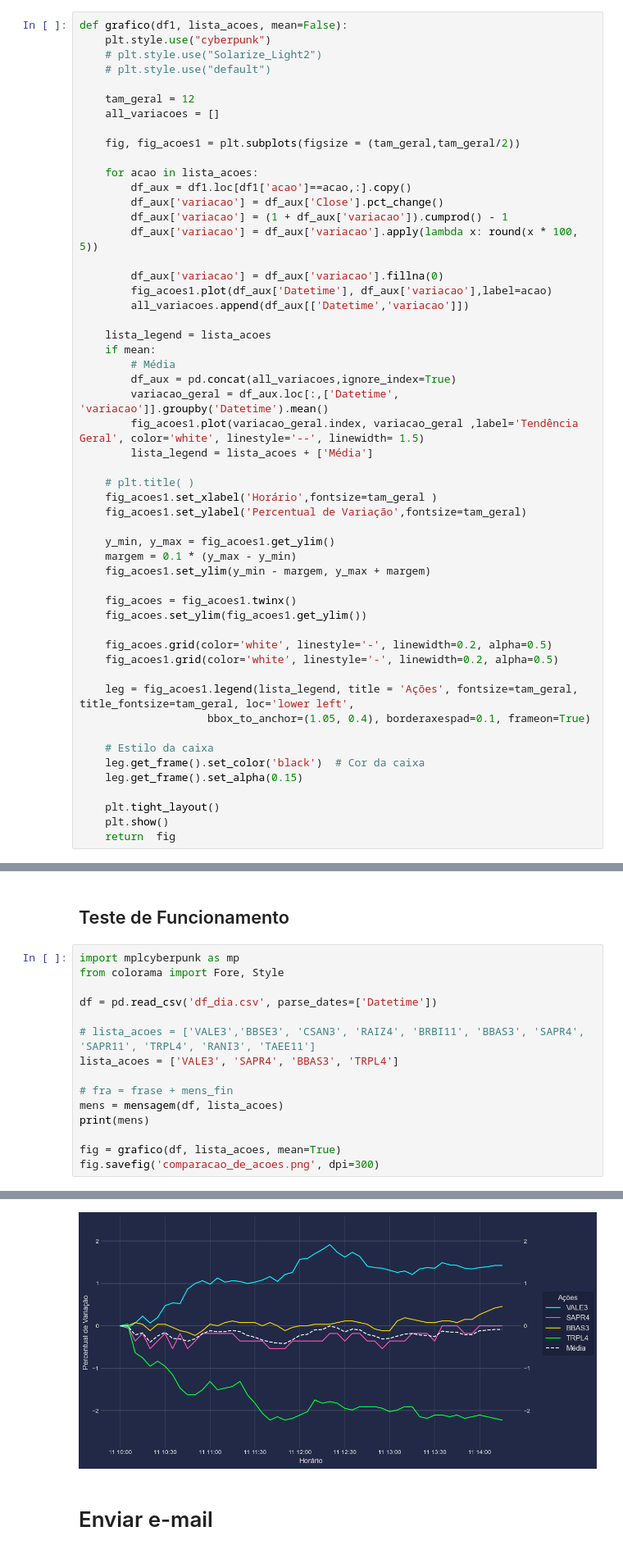
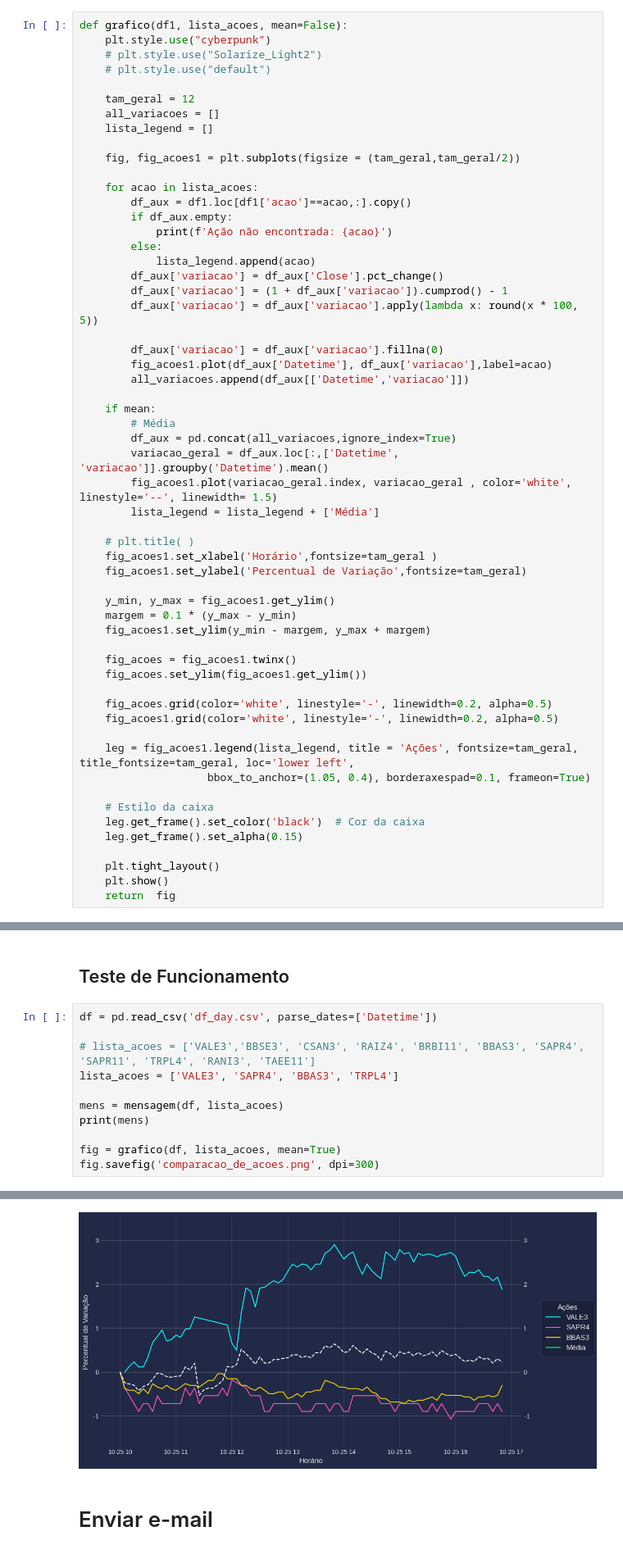
Before and after one commit to TheRas27/market_mail, a Jupyter notebook: data/notebook_coleta_dados.ipynb, the cells around one changed output, grey strips where cells are left out. Shown: that part at 82% size. Cells and saved outputs as stored; diff of their text form.

```diff
--- a/data/notebook_coleta_dados.ipynb
+++ b/data/notebook_coleta_dados.ipynb
@@ -87,11 +95,16 @@ def grafico(df1, lista_acoes, mean=False):
 
     tam_geral = 12
     all_variacoes = []
+    lista_legend = []
 
     fig, fig_acoes1 = plt.subplots(figsize = (tam_geral,tam_geral/2))
 
     for acao in lista_acoes:
         df_aux = df1.loc[df1['acao']==acao,:].copy()
+        if df_aux.empty:
+            print(f'Ação não encontrada: {acao}')
+        else:
+            lista_legend.append(acao)
         df_aux['variacao'] = df_aux['Close'].pct_change()
         df_aux['variacao'] = (1 + df_aux['variacao']).cumprod() - 1
         df_aux['variacao'] = df_aux['variacao'].apply(lambda x: round(x * 100, 5))
@@ -100,13 +113,12 @@ def grafico(df1, lista_acoes, mean=False):
         fig_acoes1.plot(df_aux['Datetime'], df_aux['variacao'],label=acao)
         all_variacoes.append(df_aux[['Datetime','variacao']])
 
-    lista_legend = lista_acoes
     if mean:
         # Média
         df_aux = pd.concat(all_variacoes,ignore_index=True)
         variacao_geral = df_aux.loc[:,['Datetime', 'variacao']].groupby('Datetime').mean()
-        fig_acoes1.plot(variacao_geral.index, variacao_geral ,label='Tendência Geral', color='white', linestyle='--', linewidth= 1.5)
-        lista_legend = lista_acoes + ['Média']
+        fig_acoes1.plot(variacao_geral.index, variacao_geral , color='white', linestyle='--', linewidth= 1.5)
+        lista_legend = lista_legend + ['Média']
 
     # plt.title( )
     fig_acoes1.set_xlabel('Horário',fontsize=tam_geral )
@@ -186,15 +198,11 @@ def mensagem(df1, lista_acoes):
 # %% [markdown]
 ## Teste de Funcionamento
 # %%
-import mplcyberpunk as mp
-from colorama import Fore, Style
-
-df = pd.read_csv('df_dia.csv', parse_dates=['Datetime'])
+df = pd.read_csv('df_day.csv', parse_dates=['Datetime'])
 
 # lista_acoes = ['VALE3','BBSE3', 'CSAN3', 'RAIZ4', 'BRBI11', 'BBAS3', 'SAPR4', 'SAPR11', 'TRPL4', 'RANI3', 'TAEE11']
 lista_acoes = ['VALE3', 'SAPR4', 'BBAS3', 'TRPL4']
 
-# fra = frase + mens_fin
 mens = mensagem(df, lista_acoes)
 print(mens)
 
@@ -209,4 +219,4 @@ TRPL4:  24.60 | -2.23% ▼
-[figure, old version]
+[figure, new version]
 # %% [markdown]
 # Enviar e-mail
 # %% [markdown]
```
Also changed, not shown: parts of 3 cells of this notebook, 1 other file.
